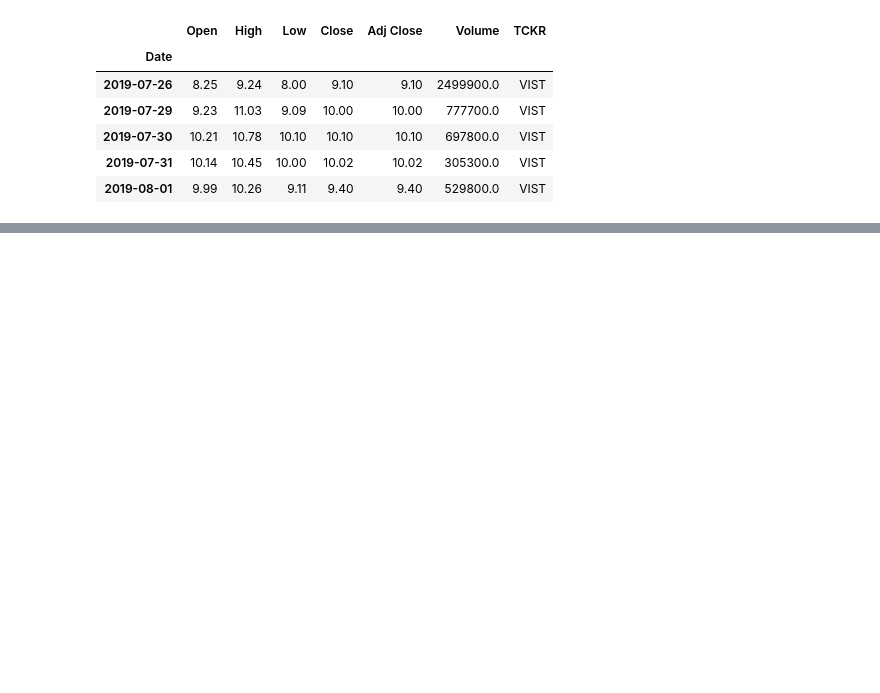
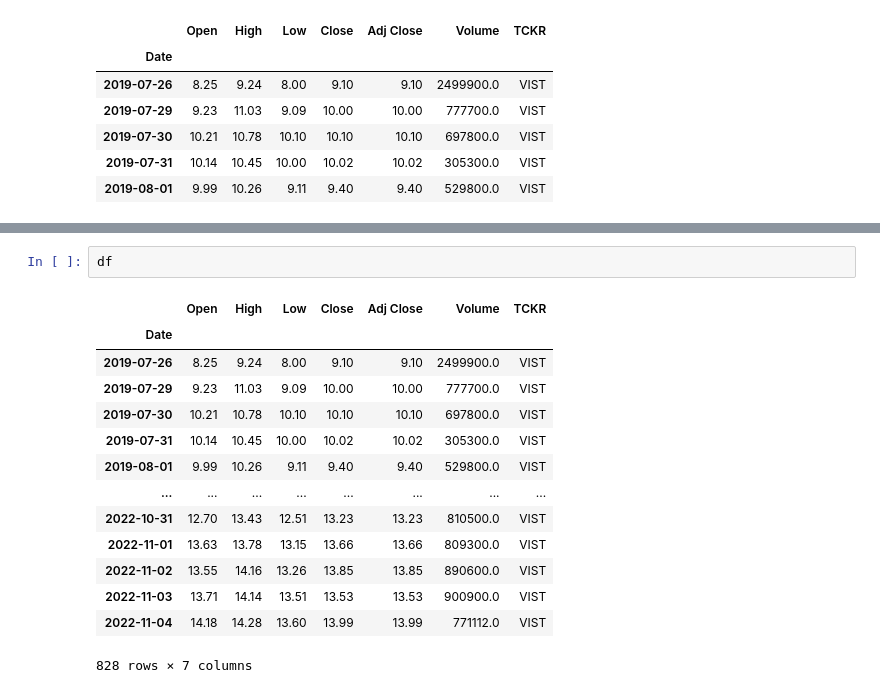
Before and after one commit to scottwesley31/Final_Project, a Jupyter notebook: Machine_Learning/LSTM - StackOverflow.ipynb, the cells around one changed output, grey strips where cells are left out. Saved outputs shown, nothing was run; the diff lists cells and outputs as text; blank space fills up the shorter version.

```diff
--- a/Machine_Learning/LSTM - StackOverflow.ipynb
+++ b/Machine_Learning/LSTM - StackOverflow.ipynb
@@ -107,0 +107,17 @@ results.tail()
+# %%
+df
+# %% [output]
+|  | Open | High | Low | Close | Adj Close | Volume | TCKR |
+| Date |  |  |  |  |  |  |  |
+| 2019-07-26 | 8.25 | 9.24 | 8.00 | 9.10 | 9.10 | 2499900.0 | VIST |
+| 2019-07-29 | 9.23 | 11.03 | 9.09 | 10.00 | 10.00 | 777700.0 | VIST |
+| 2019-07-30 | 10.21 | 10.78 | 10.10 | 10.10 | 10.10 | 697800.0 | VIST |
+| 2019-07-31 | 10.14 | 10.45 | 10.00 | 10.02 | 10.02 | 305300.0 | VIST |
+| 2019-08-01 | 9.99 | 10.26 | 9.11 | 9.40 | 9.40 | 529800.0 | VIST |
+| ... | ... | ... | ... | ... | ... | ... | ... |
+| 2022-10-31 | 12.70 | 13.43 | 12.51 | 13.23 | 13.23 | 810500.0 | VIST |
+| 2022-11-01 | 13.63 | 13.78 | 13.15 | 13.66 | 13.66 | 809300.0 | VIST |
+| 2022-11-02 | 13.55 | 14.16 | 13.26 | 13.85 | 13.85 | 890600.0 | VIST |
+| 2022-11-03 | 13.71 | 14.14 | 13.51 | 13.53 | 13.53 | 900900.0 | VIST |
+| 2022-11-04 | 14.18 | 14.28 | 13.60 | 13.99 | 13.99 | 771112.0 | VIST |
+828 rows × 7 columns
```
Also changed, not shown: parts of 2 cells of this notebook, 1 other file.
